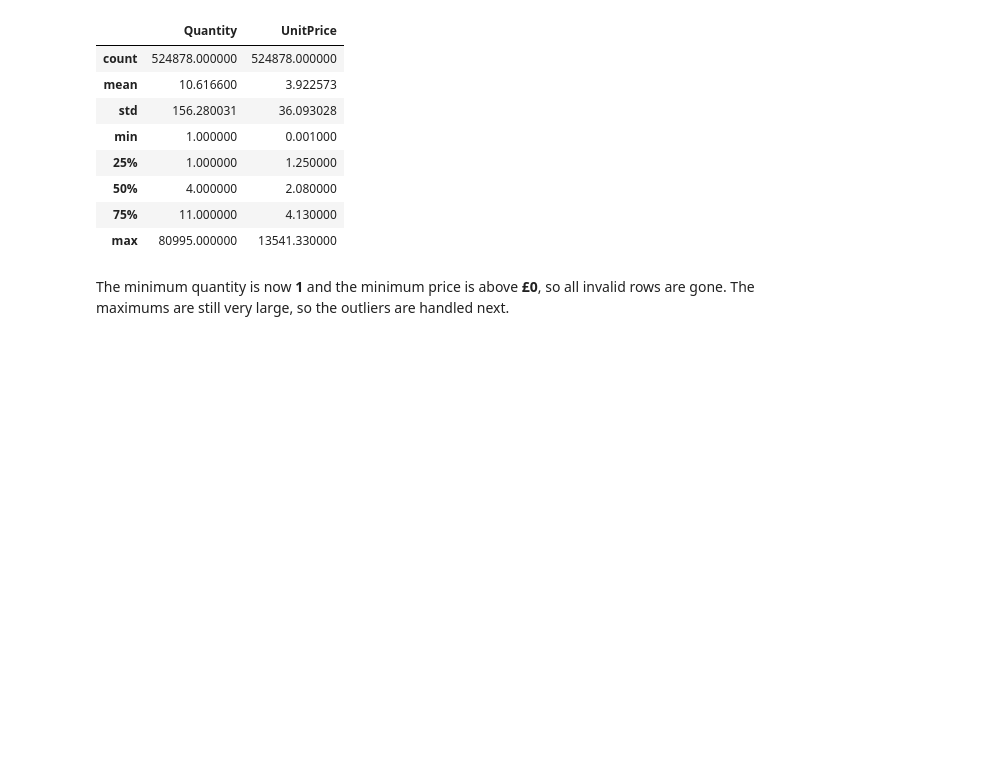
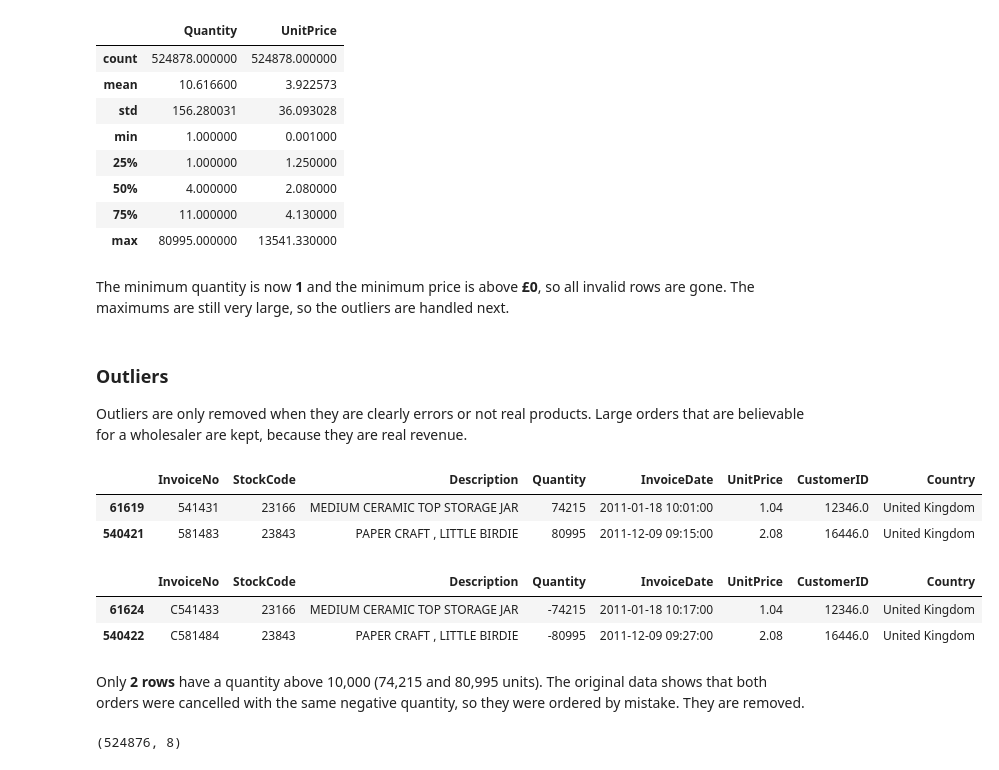
Before and after one commit to chryswds/DVC-CA2, a Jupyter notebook: DVC-CA2.ipynb, the cells around one changed output. Drawn from its saved outputs; the diff is of its cells as text; code cells hidden in the pictures; blank space fills up the shorter version.

```diff
--- a/DVC-CA2.ipynb
+++ b/DVC-CA2.ipynb
@@ -201,3 +200,25 @@ df_clean[['Quantity', 'UnitPrice']].describe()
 | max | 80995.000000 | 13541.330000 |
 # %% [markdown]
 The minimum quantity is now **1** and the minimum price is above **£0**, so all invalid rows are gone. The maximums are still very large, so the outliers are handled next.
+# %% [markdown]
+### Outliers
+Outliers are only removed when they are clearly errors or not real products. Large orders that are believable for a wholesaler are kept, because they are real revenue.
+# %%
+df_clean[df_clean['Quantity'] > 10000]
+# %% [output]
+|  | InvoiceNo | StockCode | Description | Quantity | InvoiceDate | UnitPrice | CustomerID | Country |
+| 61619 | 541431 | 23166 | MEDIUM CERAMIC TOP STORAGE JAR | 74215 | 2011-01-18 10:01:00 | 1.04 | 12346.0 | United Kingdom |
+| 540421 | 581483 | 23843 | PAPER CRAFT , LITTLE BIRDIE | 80995 | 2011-12-09 09:15:00 | 2.08 | 16446.0 | United Kingdom |
+# %%
+df[df['Quantity'] < -10000]
+# %% [output]
+|  | InvoiceNo | StockCode | Description | Quantity | InvoiceDate | UnitPrice | CustomerID | Country |
+| 61624 | C541433 | 23166 | MEDIUM CERAMIC TOP STORAGE JAR | -74215 | 2011-01-18 10:17:00 | 1.04 | 12346.0 | United Kingdom |
+| 540422 | C581484 | 23843 | PAPER CRAFT , LITTLE BIRDIE | -80995 | 2011-12-09 09:27:00 | 2.08 | 16446.0 | United Kingdom |
+# %% [markdown]
+Only **2 rows** have a quantity above 10,000 (74,215 and 80,995 units). The original data shows that both orders were cancelled with the same negative quantity, so they were ordered by mistake. They are removed.
+# %%
+df_clean = df_clean[df_clean['Quantity'] < 10000]
+df_clean.shape
+# %% [output]
+(524876, 8)
```
Also changed, not shown: parts of 8 cells of this notebook.
